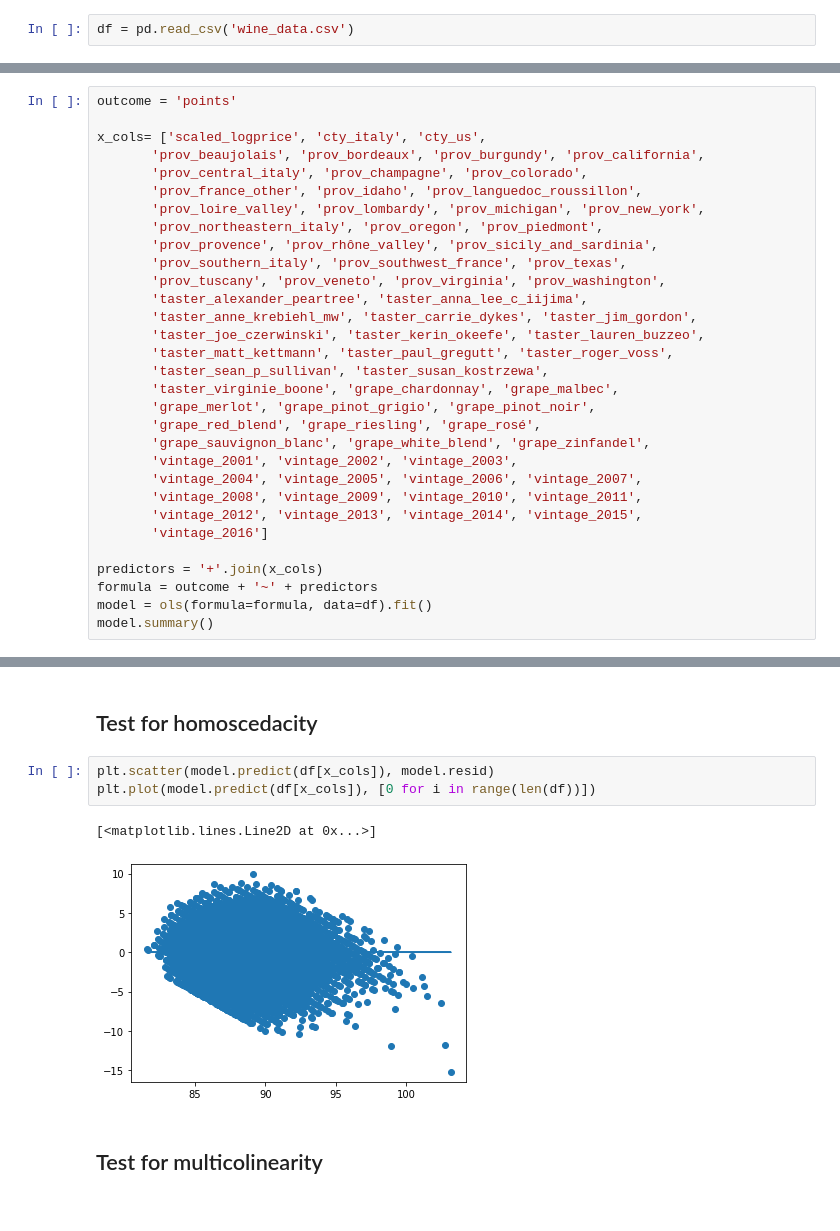
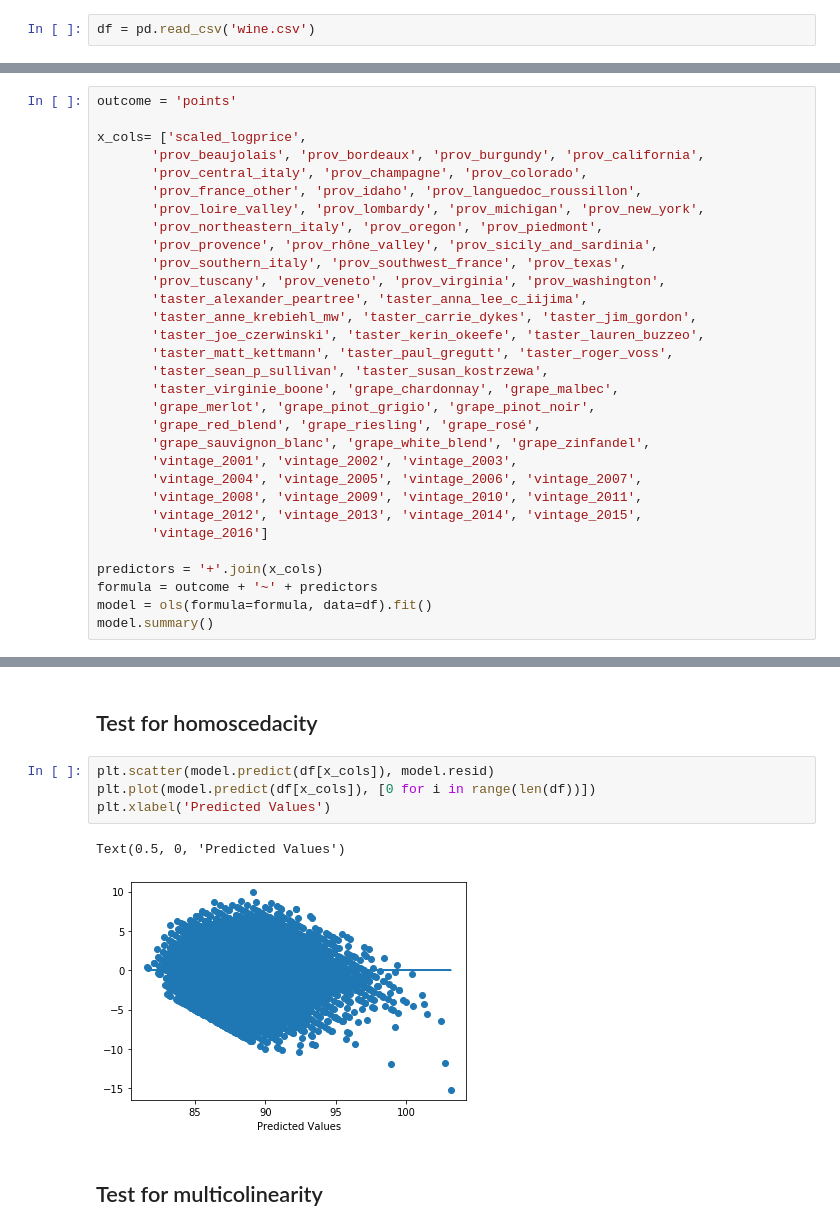
Before and after one commit to jprinfret/wine_reviews, a Jupyter notebook: scaling_normalizing_data.ipynb, the cells around one changed output, grey strips where cells are left out. Saved outputs shown, nothing was run; the diff lists cells and outputs as text.

```diff
--- a/scaling_normalizing_data.ipynb
+++ b/scaling_normalizing_data.ipynb
@@ -17,2 +18,2 @@ from sklearn.preprocessing import StandardScaler
 # %%
-df = pd.read_csv('wine_data.csv')
+df = pd.read_csv('wine.csv')
@@ -104,7 +117,7 @@ df['scaled_logprice'] = scaled_wine_prices
 # %%
 outcome = 'points'
 
-x_cols= ['scaled_logprice', 'cty_italy', 'cty_us',
+x_cols= ['scaled_logprice',
        'prov_beaujolais', 'prov_bordeaux', 'prov_burgundy', 'prov_california',
        'prov_central_italy', 'prov_champagne', 'prov_colorado',
        'prov_france_other', 'prov_idaho', 'prov_languedoc_roussillon',
@@ -178,9 +189,10 @@ fig = sm.graphics.qqplot(model.resid, dist = stats.norm, line='45', fit = True);
 # %%
 plt.scatter(model.predict(df[x_cols]), model.resid)
 plt.plot(model.predict(df[x_cols]), [0 for i in range(len(df))])
+plt.xlabel('Predicted Values')
 # %% [output]
-[<matplotlib.lines.Line2D at 0x...>]
+Text(0.5, 0, 'Predicted Values')
-[figure, old version]
+[figure, new version]
 # %% [markdown]
 ## Test for multicolinearity
 # %%
```
Also changed, not shown: parts of 14 cells of this notebook, 2 other files.
